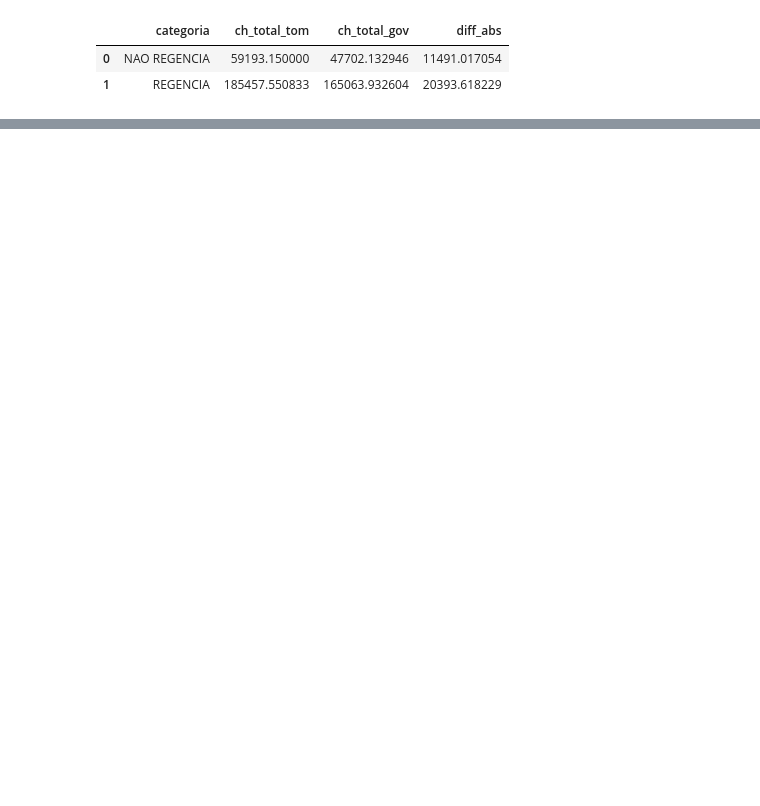
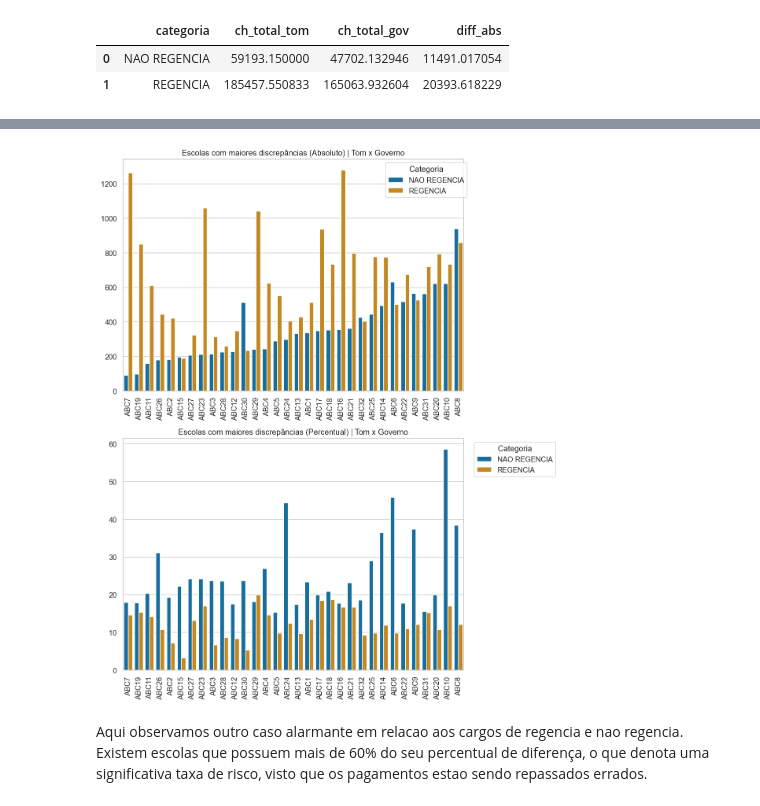
Before and after one commit to raulward/tec_case_tom_educacao, a Jupyter notebook: notebooks/main.ipynb, the cells around one changed output, grey strips where cells are left out. Cells and saved outputs as stored; diff of their text form; code cells hidden in the pictures; blank space fills up the shorter version.

```diff
--- a/notebooks/main.ipynb
+++ b/notebooks/main.ipynb
@@ -1095,0 +1238,14 @@ ax = sns.barplot(data=regency_comp, x='categoria', y='diff_abs')
+# %%
+regency_per_school = (
+    complete
+    .groupby(['codigo_escola', 'categoria'])
+    .agg({
+        'ch_total_tom': 'sum',
+        'ch_total_gov': 'sum',
+        'diff_abs': 'sum'
+    })
+    .reset_index()
+)
+
+regency_per_school.sort_values('diff_abs', inplace=True)
+regency_per_school
@@ -1095,0 +1270,44 @@ ax = sns.barplot(data=regency_comp, x='categoria', y='diff_abs')
+# %%
+regency_per_school['diff_pct'] = (regency_per_school['ch_total_tom'] - regency_per_school['ch_total_gov']) / regency_per_school['ch_total_gov'] * 100
+# %%
+fig, axes = plt.subplots(2, 1, figsize=(10, 12))
+
+ax1 = axes[0]
+ax2 = axes[1]
+
+sns.barplot(
+    data=regency_per_school,
+    y='diff_abs',
+    x='codigo_escola',
+    hue='categoria',
+    ax=ax1
+)
+
+sns.barplot(
+    data=regency_per_school,
+    y='diff_pct',
+    x='codigo_escola',
+    hue='categoria',
+    ax=ax2
+)
+
+
+ax1.set_xlabel('')
+ax1.set_ylabel('')
+ax1.tick_params(axis='x', labelrotation=90)
+ax1.set_title('Escolas com maiores discrepâncias (Absoluto) | Tom x Governo')
+ax1.legend(title='Categoria', bbox_to_anchor=(1.02, 1))
+
+ax2.set_xlabel('')
+ax2.set_ylabel('')
+ax2.tick_params(axis='x', labelrotation=90)
+ax2.set_title('Escolas com maiores discrepâncias (Percentual) | Tom x Governo')
+ax2.legend(title='Categoria', bbox_to_anchor=(1.02, 1))
+
+
+plt.tight_layout()
+plt.show()
+# %% [output]
+[figure, added]
+# %% [markdown]
+Aqui observamos outro caso alarmante em relacao aos cargos de regencia e nao regencia. Existem escolas que possuem mais de 60% do seu percentual de diferença, o que denota uma significativa taxa de risco, visto que os pagamentos estao sendo repassados errados.
```
Also changed, not shown: parts of 45 cells of this notebook.
